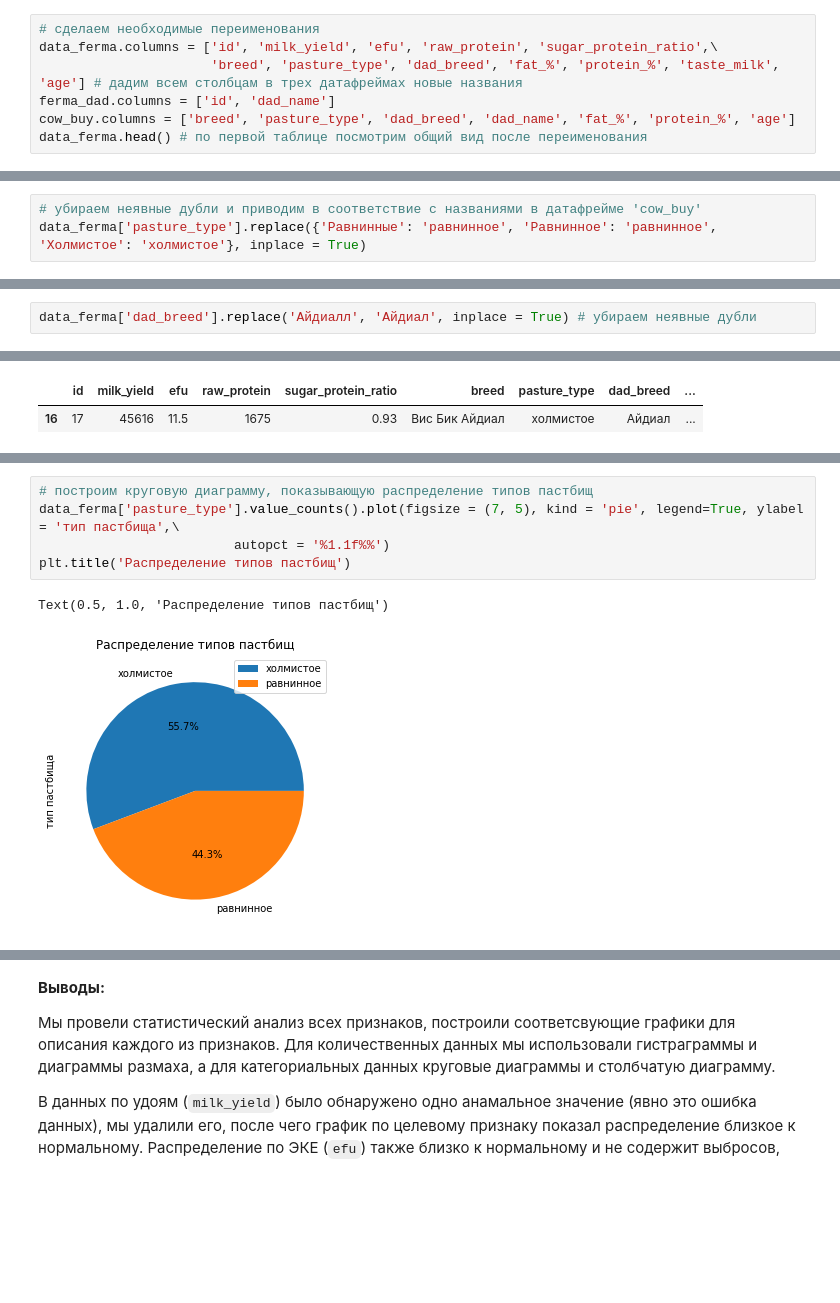
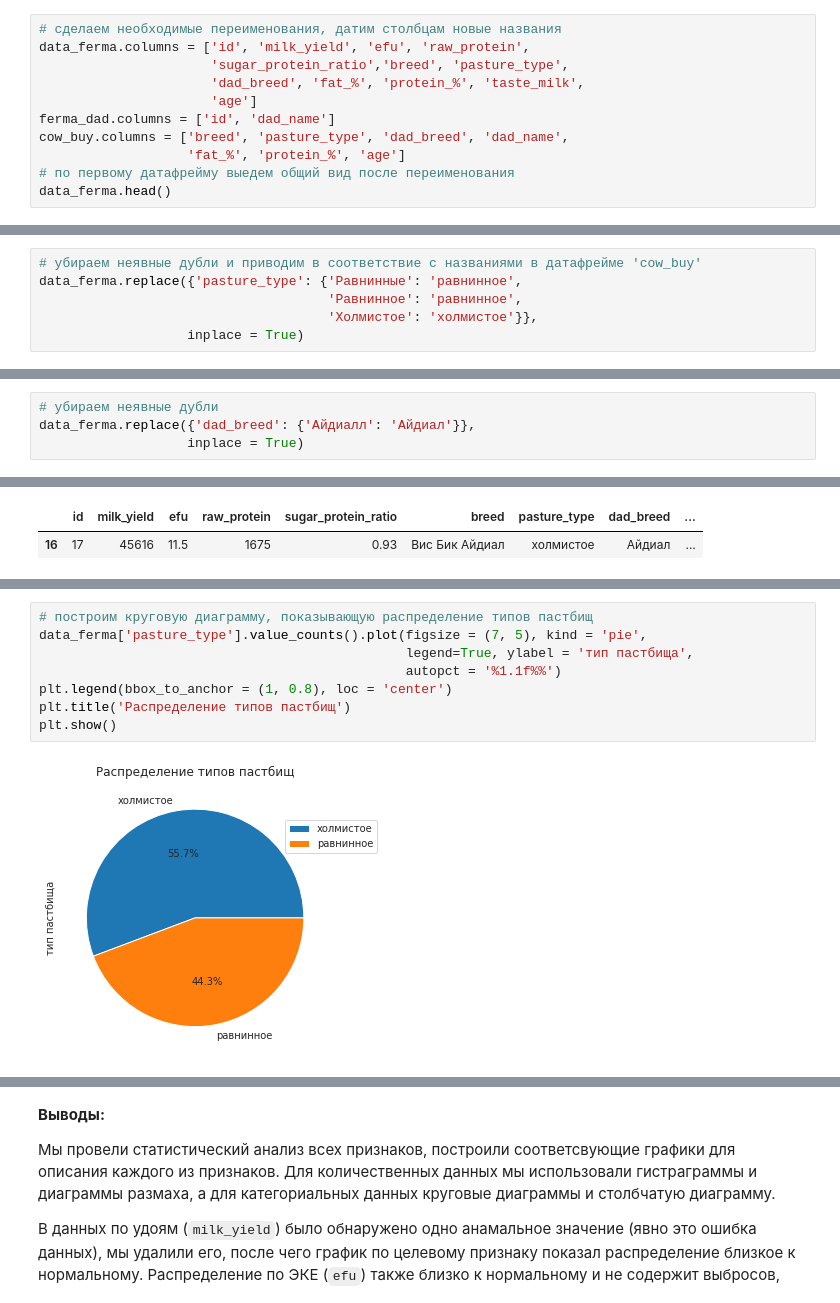
Before and after one commit to EvgeniyKaduk/my_practicum_projects, a Jupyter notebook: 4. Отбор коров для экофермы/Отбор коров для экофермы.ipynb, the cells around one changed output, grey strips where cells are left out. Drawn from its saved outputs; the diff is of its cells as text; blank space fills up the shorter version.

```diff
--- a/4. Отбор коров для экофермы/Отбор коров для экофермы.ipynb
+++ b/4. Отбор коров для экофермы/Отбор коров для экофермы.ipynb
@@ -176,12 +168,16 @@ memory usage: 1.2+ KB
 # %% [markdown]
 ##  Предобработка данных
 # %%
-# сделаем необходимые переименования
-data_ferma.columns = ['id', 'milk_yield', 'efu', 'raw_protein', 'sugar_protein_ratio',\
-                      'breed', 'pasture_type', 'dad_breed', 'fat_%', 'protein_%', 'taste_milk', 'age'] # дадим всем столбцам в трех датафреймах новые названия
+# сделаем необходимые переименования, датим столбцам новые названия
+data_ferma.columns = ['id', 'milk_yield', 'efu', 'raw_protein',
+                      'sugar_protein_ratio','breed', 'pasture_type',
+                      'dad_breed', 'fat_%', 'protein_%', 'taste_milk',
+                      'age']
 ferma_dad.columns = ['id', 'dad_name']
-cow_buy.columns = ['breed', 'pasture_type', 'dad_breed', 'dad_name', 'fat_%', 'protein_%', 'age']
-data_ferma.head() # по первой таблице посмотрим общий вид после переименования
+cow_buy.columns = ['breed', 'pasture_type', 'dad_breed', 'dad_name',
+                   'fat_%', 'protein_%', 'age']
+# по первому датафрейму выедем общий вид после переименования
+data_ferma.head()
 # %% [output]
 |  | id | milk_yield | efu | raw_protein | sugar_protein_ratio | breed | pasture_type | dad_breed | ... |
 | 0 | 1 | 5863 | 14,2 | 1743 | 0,89 | Вис Бик Айдиал | Равнинное | Айдиал | ... |
@@ -332,11 +332,16 @@ data_ferma['pasture_type'].unique()
 array(['Равнинное', 'Равнинные', 'Холмистое'], dtype=object)
 # %%
 # убираем неявные дубли и приводим в соответствие с названиями в датафрейме 'cow_buy'
-data_ferma['pasture_type'].replace({'Равнинные': 'равнинное', 'Равнинное': 'равнинное', 'Холмистое': 'холмистое'}, inplace = True)
+data_ferma.replace({'pasture_type': {'Равнинные': 'равнинное',
+                                     'Равнинное': 'равнинное',
+                                     'Холмистое': 'холмистое'}},
+                   inplace = True)
 # %%
 data_ferma['dad_breed'].unique()
 # %% [output]
 array(['Айдиал', 'Соверин', 'Айдиалл'], dtype=object)
 # %%
-data_ferma['dad_breed'].replace('Айдиалл', 'Айдиал', inplace = True) # убираем неявные дубли
+# убираем неявные дубли
+data_ferma.replace({'dad_breed': {'Айдиалл': 'Айдиал'}},
+                   inplace = True)
 # %%
@@ -604,9 +555,11 @@ Name: pasture_type, dtype: int64
 # %%
 # построим круговую диаграмму, показывающую распределение типов пастбищ
-data_ferma['pasture_type'].value_counts().plot(figsize = (7, 5), kind = 'pie', legend=True, ylabel = 'тип пастбища',\
-                         autopct = '%1.1f%%')
+data_ferma['pasture_type'].value_counts().plot(figsize = (7, 5), kind = 'pie',
+                                               legend=True, ylabel = 'тип пастбища',
+                                               autopct = '%1.1f%%')
+plt.legend(bbox_to_anchor = (1, 0.8), loc = 'center')
 plt.title('Распределение типов пастбищ')
+plt.show()
 # %% [output]
-Text(0.5, 1.0, 'Распределение типов пастбищ')
-[figure, old version]
+[figure, new version]
 # %%
```
Also changed, not shown: parts of 156 cells of this notebook.
